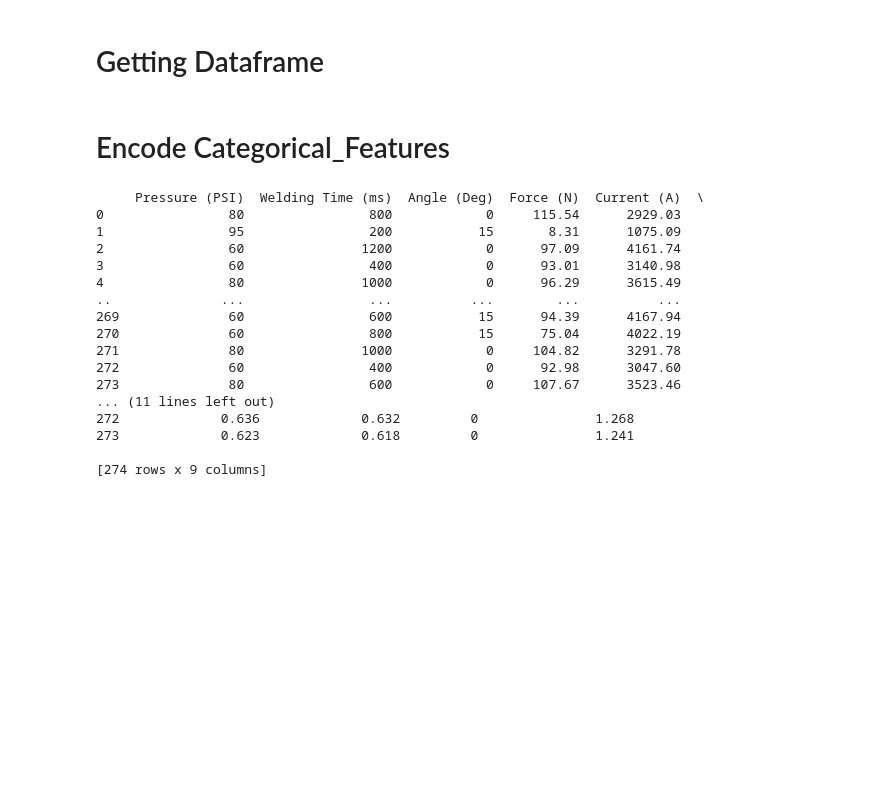
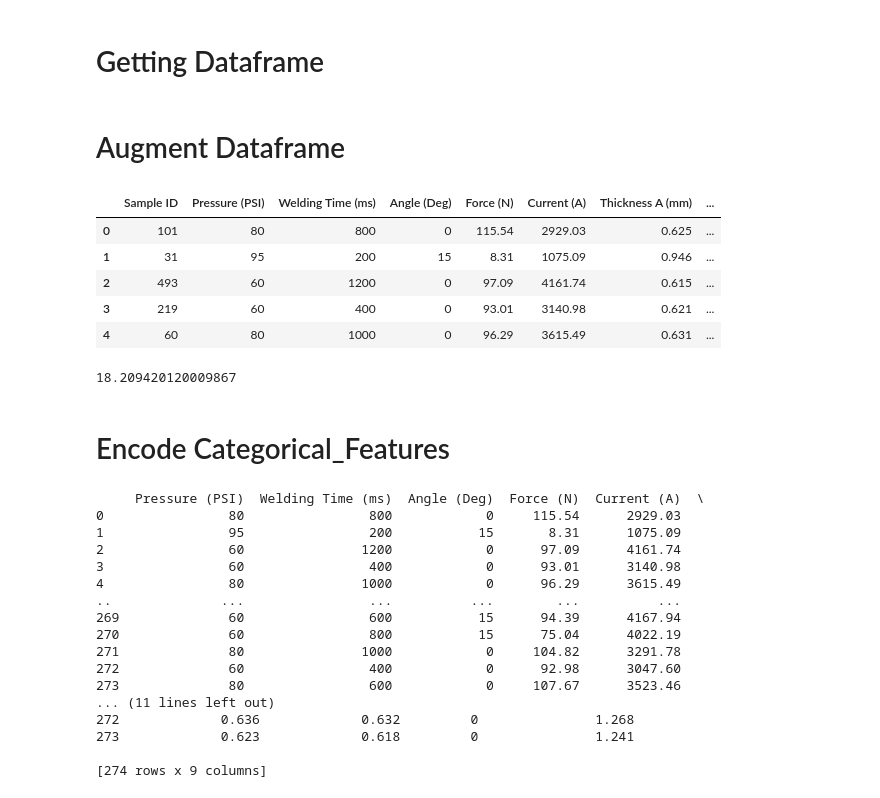
Before and after one commit to SamuelRusch/tabpfn-industrial-eval, a Jupyter notebook: preprocessing.ipynb, the cells around one changed output. Drawn from its saved outputs; the diff is of its cells as text; code cells hidden in the pictures; blank space fills up the shorter version.

```diff
--- a/preprocessing.ipynb
+++ b/preprocessing.ipynb
@@ -24,3 +24,34 @@ target_column = "PullTest (N)"
 
 x_train, y_train = get_features_and_target(train_df, target_column)
 x_dev, y_dev = get_features_and_target(dev_df, target_column)
+# %% [markdown]
+# Augment Dataframe
+# %%
+# Augment the training DataFrame with empty columns for calculations
+
+train_df_c = train_df
+train_df_c['FPull_4d_310MPa'] = ''
+train_df_c['FPull_5d_310MPa'] = ''
+train_df_c['FPull_4d_365MPa'] = ''
+train_df_c['FPull_5d_365MPa'] = ''
+train_df_c['FPull_4d_440MPa'] = ''
+train_df_c['FPull_5d_440MPa'] = ''
+# %%
+for i in range(train_df_c.shape[0]):
+    d4 = 4
+    d5 = 5
+
+    if train_df_c['Thickness A (mm)'][i] <= train_df_c['Thickness B (mm)'][i] == d4:
+        t = train_df_c['Thickness A (mm)'][i]
+    else:
+        t = train_df_c['Thickness B (mm)'][i]
+
+    f_pull_4d_310MPa = np.pi / 4 * np.sqrt((4* np.roots(t))) * (0,6 * 365)
+    f_pull_4d_310MPa.append(train_df_c['FPull_4d'][i])
+# %% [output]
+|  | Sample ID | Pressure (PSI) | Welding Time (ms) | Angle (Deg) | Force (N) | Current (A) | Thickness A (mm) | ... |
+| 0 | 101 | 80 | 800 | 0 | 115.54 | 2929.03 | 0.625 | ... |
+| 1 | 31 | 95 | 200 | 15 | 8.31 | 1075.09 | 0.946 | ... |
+| 2 | 493 | 60 | 1200 | 0 | 97.09 | 4161.74 | 0.615 | ... |
+| 3 | 219 | 60 | 400 | 0 | 93.01 | 3140.98 | 0.621 | ... |
+| 4 | 60 | 80 | 1000 | 0 | 96.29 | 3615.49 | 0.631 | ... |
@@ -27,3 +61,7 @@ x_dev, y_dev = get_features_and_target(dev_df, target_column)
+# %%
+print(np.square(4 * f_pull_4d_310MPa))
+# %% [output]
+18.209420120009867
 # %% [markdown]
 # Encode Categorical_Features
 # %%
```
Also changed, not shown: parts of 2 cells of this notebook.
